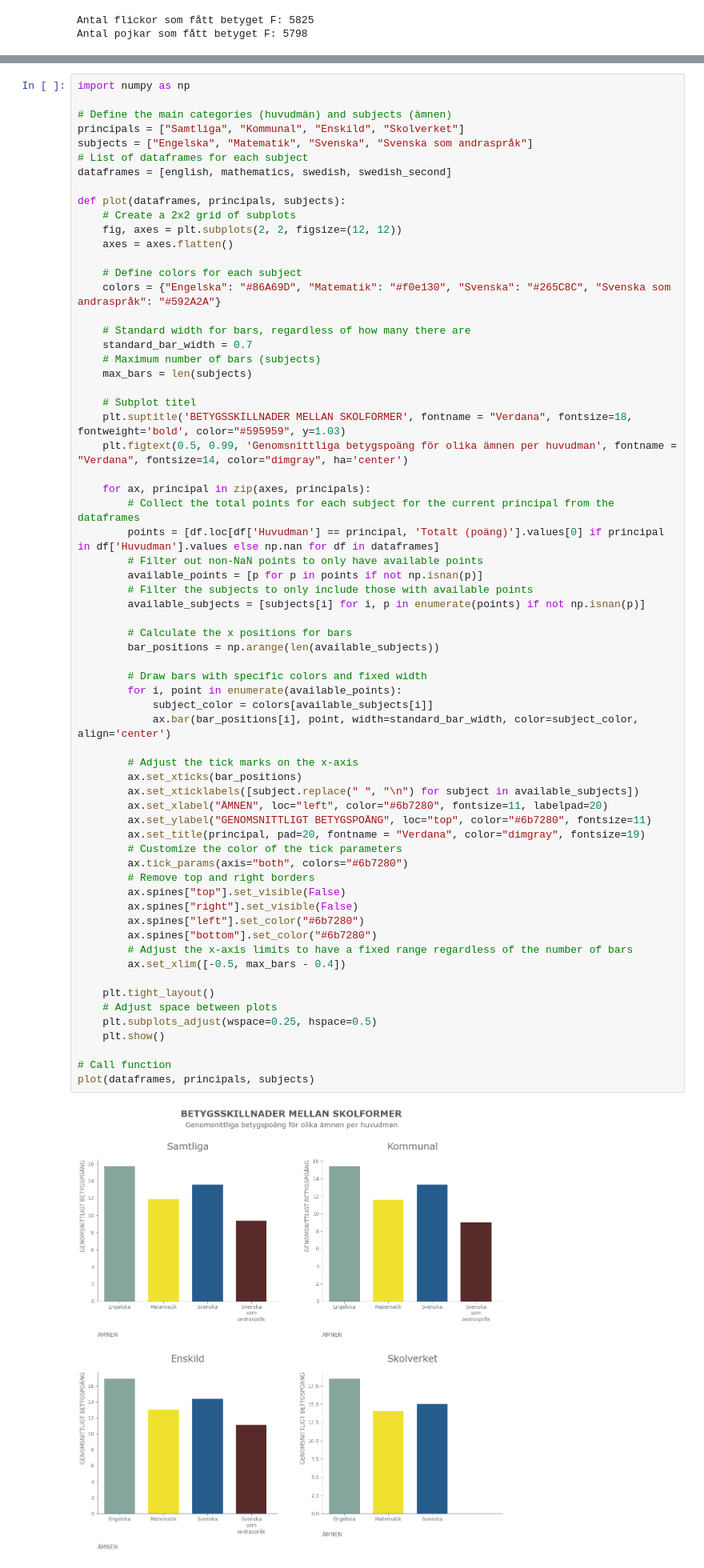
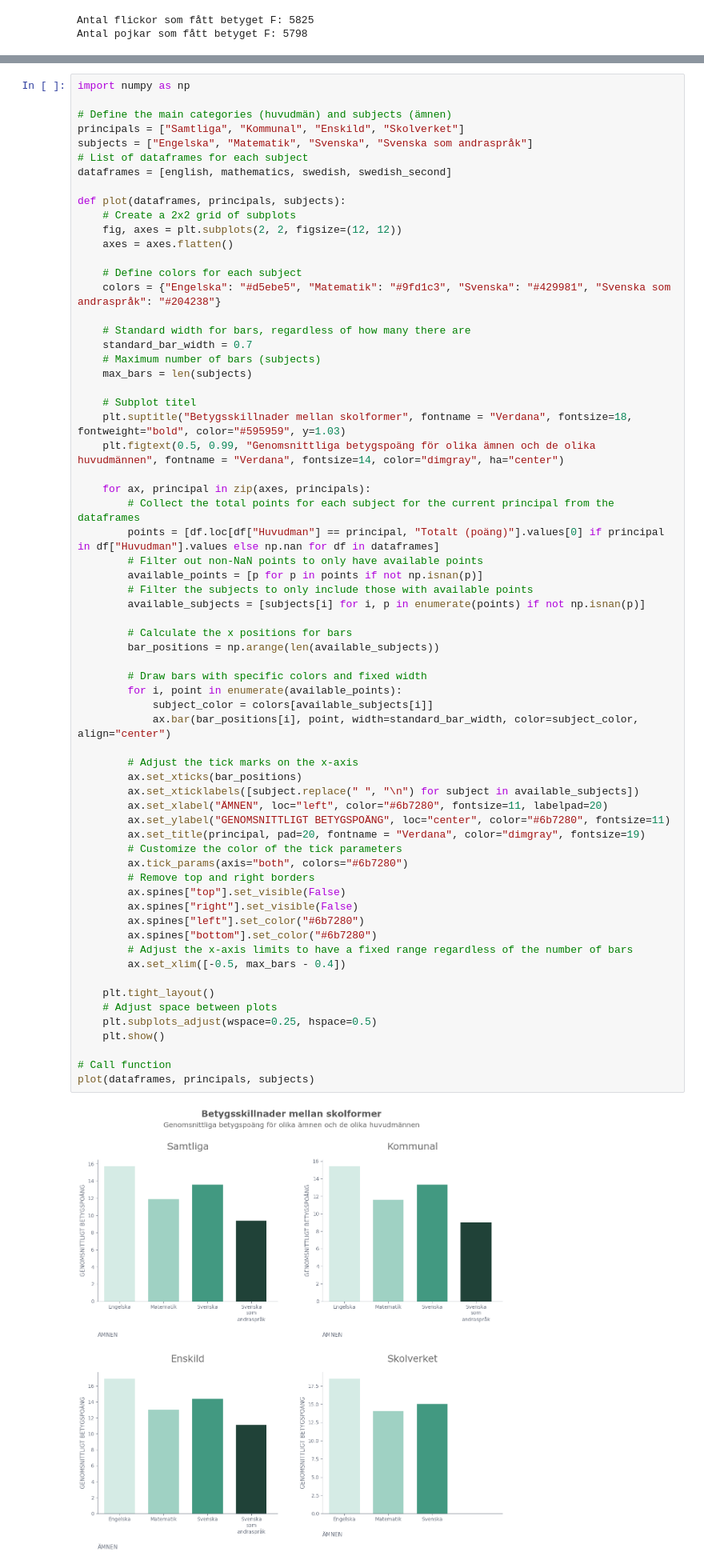
Before and after one commit to HolmstromAnna/Python-Anna-Holmstr-m-OPA23, a Jupyter notebook: Labb2/Labb2.ipynb, the cells around one changed output, grey strips where cells are left out. Shown at 80% size. Saved outputs shown, nothing was run; the diff lists cells and outputs as text.

```diff
--- a/Labb2/Labb2.ipynb
+++ b/Labb2/Labb2.ipynb
@@ -136,7 +136,7 @@ def plot(dataframes, principals, subjects):
     axes = axes.flatten()
 
     # Define colors for each subject
-    colors = {"Engelska": "#86A69D", "Matematik": "#f0e130", "Svenska": "#265C8C", "Svenska som andraspråk": "#592A2A"}
+    colors = {"Engelska": "#d5ebe5", "Matematik": "#9fd1c3", "Svenska": "#429981", "Svenska som andraspråk": "#204238"}
 
     # Standard width for bars, regardless of how many there are
     standard_bar_width = 0.7
@@ -144,12 +144,12 @@ def plot(dataframes, principals, subjects):
     max_bars = len(subjects)
 
     # Subplot titel
-    plt.suptitle('BETYGSSKILLNADER MELLAN SKOLFORMER', fontname = "Verdana", fontsize=18, fontweight='bold', color="#595959", y=1.03)
-    plt.figtext(0.5, 0.99, 'Genomsnittliga betygspoäng för olika ämnen per huvudman', fontname = "Verdana", fontsize=14, color="dimgray", ha='center')
+    plt.suptitle("Betygsskillnader mellan skolformer", fontname = "Verdana", fontsize=18, fontweight="bold", color="#595959", y=1.03)
+    plt.figtext(0.5, 0.99, "Genomsnittliga betygspoäng för olika ämnen och de olika huvudmännen", fontname = "Verdana", fontsize=14, color="dimgray", ha="center")
 
     for ax, principal in zip(axes, principals):
         # Collect the total points for each subject for the current principal from the dataframes
-        points = [df.loc[df['Huvudman'] == principal, 'Totalt (poäng)'].values[0] if principal in df['Huvudman'].values else np.nan for df in dataframes]
+        points = [df.loc[df["Huvudman"] == principal, "Totalt (poäng)"].values[0] if principal in df["Huvudman"].values else np.nan for df in dataframes]
         # Filter out non-NaN points to only have available points
         available_points = [p for p in points if not np.isnan(p)]
         # Filter the subjects to only include those with available points
@@ -158,36 +158,36 @@ def plot(dataframes, principals, subjects):
         # Calculate the x positions for bars
         bar_positions = np.arange(len(available_subjects))
 
         # Draw bars with specific colors and fixed width
         for i, point in enumerate(available_points):
             subject_color = colors[available_subjects[i]]
-            ax.bar(bar_positions[i], point, width=standard_bar_width, color=subject_color, align='center')
+            ax.bar(bar_positions[i], point, width=standard_bar_width, color=subject_color, align="center")
 
         # Adjust the tick marks on the x-axis
         ax.set_xticks(bar_positions)
         ax.set_xticklabels([subject.replace(" ", "\n") for subject in available_subjects])
         ax.set_xlabel("ÄMNEN", loc="left", color="#6b7280", fontsize=11, labelpad=20)
-        ax.set_ylabel("GENOMSNITTLIGT BETYGSPOÄNG", loc="top", color="#6b7280", fontsize=11)
+        ax.set_ylabel("GENOMSNITTLIGT BETYGSPOÄNG", loc="center", color="#6b7280", fontsize=11)
         ax.set_title(principal, pad=20, fontname = "Verdana", color="dimgray", fontsize=19)
         # Customize the color of the tick parameters
         ax.tick_params(axis="both", colors="#6b7280")
         # Remove top and right borders
         ax.spines["top"].set_visible(False)
         ax.spines["right"].set_visible(False)
         ax.spines["left"].set_color("#6b7280")
         ax.spines["bottom"].set_color("#6b7280")
         # Adjust the x-axis limits to have a fixed range regardless of the number of bars
         ax.set_xlim([-0.5, max_bars - 0.4])
 
     plt.tight_layout()
     # Adjust space between plots
     plt.subplots_adjust(wspace=0.25, hspace=0.5)
     plt.show()
 
 # Call function
 plot(dataframes, principals, subjects)
 # %% [output]
-[figure, old version]
+[figure, new version]
 # %% [markdown]
 ### 1a) Rita ett linjediagram för andel elever som saknar godkänt betyg i ett eller fler ämnen för läsår 18-23. Ta med totalt,flickor och pojkar i samma graf.
 # %%
```
